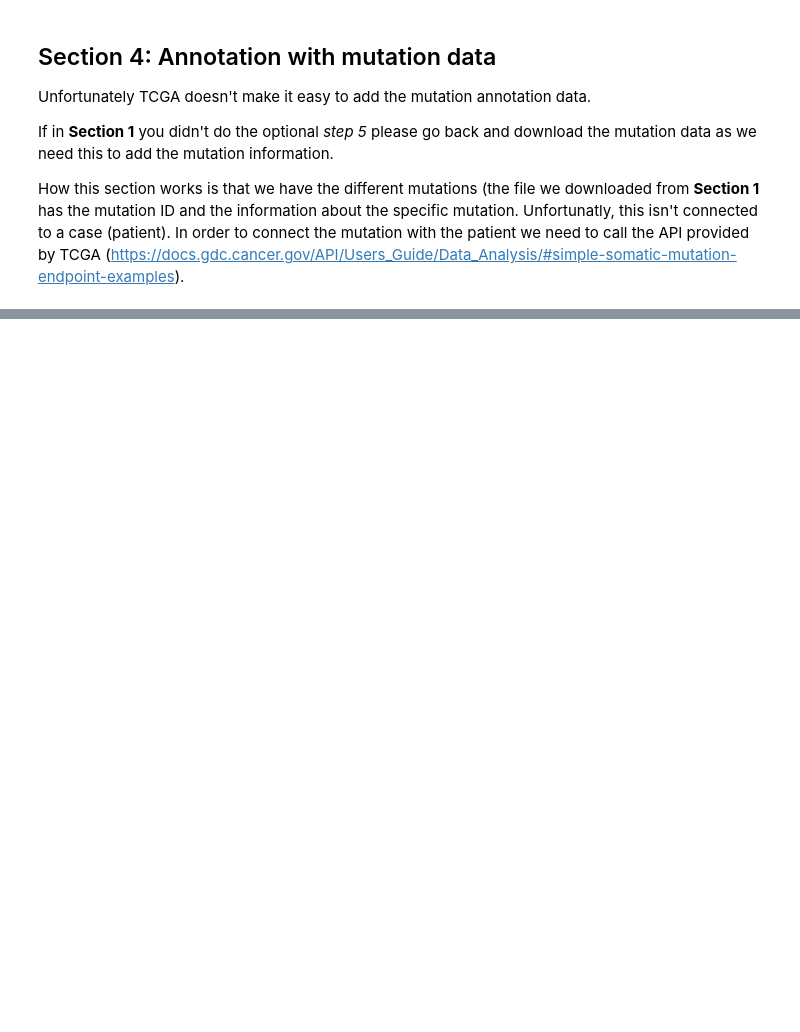
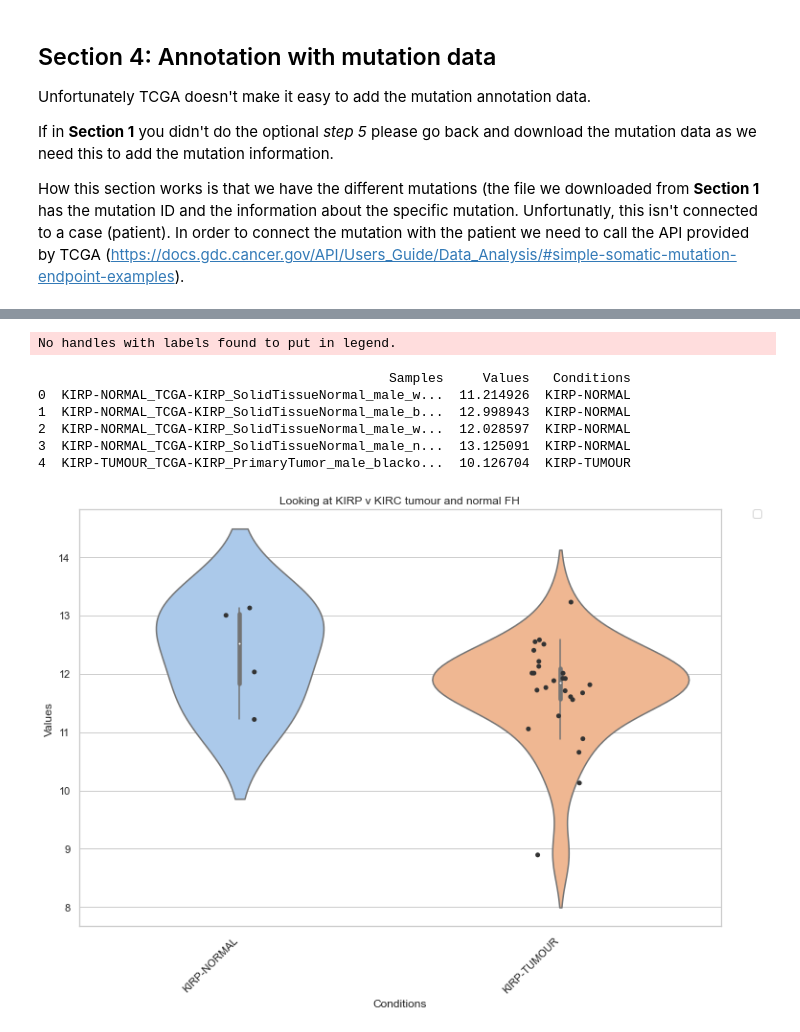
Before and after one commit to ArianeMora/scidat, a Jupyter notebook: examples/download_annotate_TCGA.ipynb, the cells around one changed output, grey strips where cells are left out. Drawn from its saved outputs; the diff is of its cells as text; code cells hidden in the pictures; blank space fills up the shorter version.

```diff
--- a/examples/download_annotate_TCGA.ipynb
+++ b/examples/download_annotate_TCGA.ipynb
@@ -116,0 +272,45 @@ download.download_data_using_api(case_ids, 'mutation')
+# %%
+
+
+male_KIRP = api.get_cases_with_meta({'gender': ['male'], 'tumor_stage_num': [1, 2, 3, 4], 'project_id': ['TCGA-KIRP']})
+male_KIRC = api.get_cases_with_meta({'gender': ['male'], 'tumor_stage_num': [1, 2, 3, 4], 'project_id': ['TCGA-KIRC']})
+
+transformed_df = pd.DataFrame()
+
+# Here we're going to get a couple of groups of data, first the KIRP normal
+values, columns, filtered_df = api.get_values_from_df(df, 'gene_id', male_KIRP, None, column_name_includes=["SolidTissueNormal"])
+for c in columns:
+    if c != 'gene_id' and 'TCGA' in c:
+        transformed_df['KIRP-NORMAL_' + c] = np.log2(filtered_df[c].values + 1)
+values, columns, filtered_df = api.get_values_from_df(df, 'gene_id', male_KIRP, None, column_name_includes=["PrimaryTumor"])
+for c in columns:
+    if c != 'gene_id' and 'TCGA' in c:
+        transformed_df['KIRP-TUMOUR_' + c] = np.log2(filtered_df[c].values + 1)
+
+values, columns, filtered_df = api.get_values_from_df(df, 'gene_id', male_KIRC, None, column_name_includes=["SolidTissueNormal"])
+for c in columns:
+    if c != 'gene_id' and 'TCGA' in c:
+        transformed_df['KIRC-NORMAL_' + c] = np.log2(filtered_df[c].values + 1)
+values, columns, filtered_df = api.get_values_from_df(df, 'gene_id', male_KIRC, None, column_name_includes=["PrimaryTumor"])
+for c in columns:
+    if c != 'gene_id' and 'TCGA' in c:
+        transformed_df['KIRC-TUMOUR_' + c] = np.log2(filtered_df[c].values + 1)
+
+
+transformed_df['gene_id'] = df['gene_id'].values
+
+boxplot = Boxplot(transformed_df, None, None)
+box_df = boxplot.format_data_for_boxplot(transformed_df, ['KIRP-TUMOUR', 'KIRP-NORMAL', 'KIRC-NORMAL', 'KIRC-TUMOUR'], "gene_id", ["FH"])
+print(box_df.head())
+boxplot = Violinplot(box_df, "Conditions", "Values", "Looking at KIRP v KIRC tumour and normal FH", add_dots=True)
+boxplot.plot()
+plt.show()
+# %% [output]
+No handles with labels found to put in legend.
+                                             Samples     Values   Conditions
+0  KIRP-NORMAL_TCGA-KIRP_SolidTissueNormal_male_w...  11.214926  KIRP-NORMAL
+1  KIRP-NORMAL_TCGA-KIRP_SolidTissueNormal_male_b...  12.998943  KIRP-NORMAL
+2  KIRP-NORMAL_TCGA-KIRP_SolidTissueNormal_male_w...  12.028597  KIRP-NORMAL
+3  KIRP-NORMAL_TCGA-KIRP_SolidTissueNormal_male_n...  13.125091  KIRP-NORMAL
+4  KIRP-TUMOUR_TCGA-KIRP_PrimaryTumor_male_blacko...  10.126704  KIRP-TUMOUR
+[figure, added]
```
Also changed, not shown: parts of 16 cells of this notebook, 4 other files.
